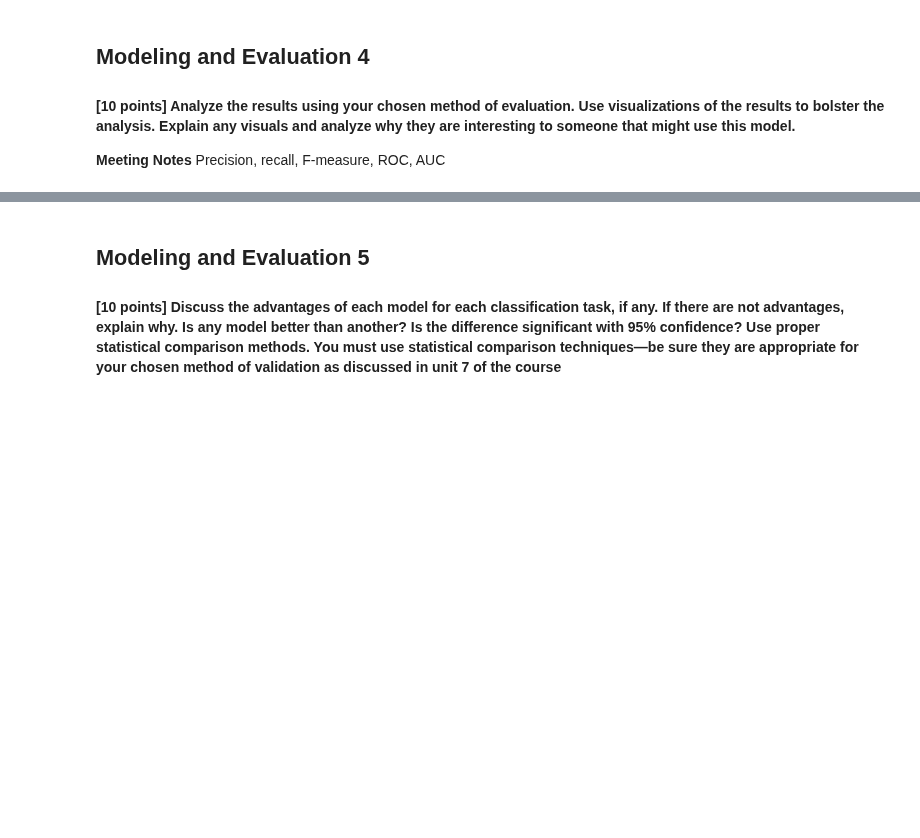
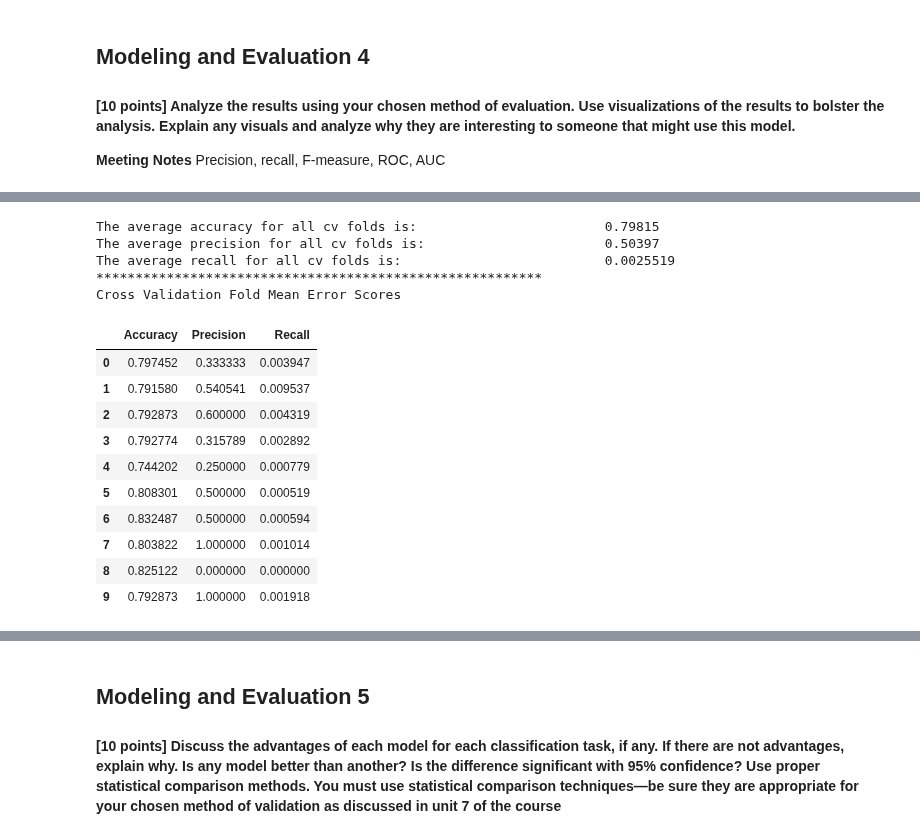
Before and after one commit to cdmorgan103/7331DataMiningNoShow, a Jupyter notebook: Lab2.ipynb, the cells around one changed output, grey strips where cells are left out. Drawn from its saved outputs; the diff is of its cells as text; code cells hidden in the pictures; blank space fills up the shorter version.

```diff
--- a/Lab2.ipynb
+++ b/Lab2.ipynb
@@ -639,0 +930,20 @@ regGridSearch.best_estimator_
+# %%
+#Evaluate the regression estimator above using our pre-defined cross validation and scoring metrics.
+EvaluateClassifierEstimator(XGBestimator, X, y, cv_object)
+# %% [output]
+The average accuracy for all cv folds is:                        0.79815
+The average precision for all cv folds is:                       0.50397
+The average recall for all cv folds is:                          0.0025519
+*********************************************************
+Cross Validation Fold Mean Error Scores
+|  | Accuracy | Precision | Recall |
+| 0 | 0.797452 | 0.333333 | 0.003947 |
+| 1 | 0.791580 | 0.540541 | 0.009537 |
+| 2 | 0.792873 | 0.600000 | 0.004319 |
+| 3 | 0.792774 | 0.315789 | 0.002892 |
+| 4 | 0.744202 | 0.250000 | 0.000779 |
+| 5 | 0.808301 | 0.500000 | 0.000519 |
+| 6 | 0.832487 | 0.500000 | 0.000594 |
+| 7 | 0.803822 | 1.000000 | 0.001014 |
+| 8 | 0.825122 | 0.000000 | 0.000000 |
+| 9 | 0.792873 | 1.000000 | 0.001918 |
```
Also changed, not shown: parts of 49 cells of this notebook.
